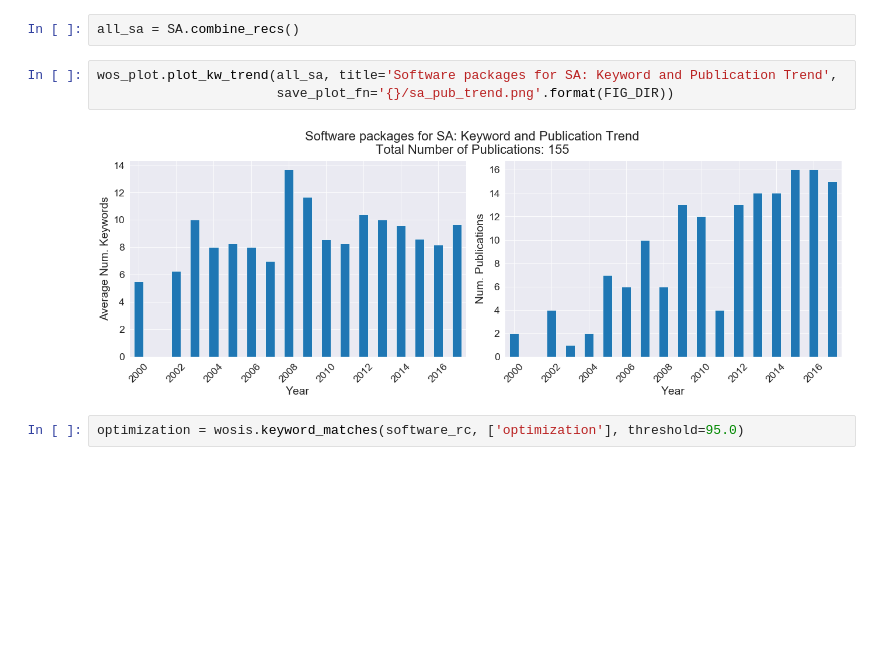
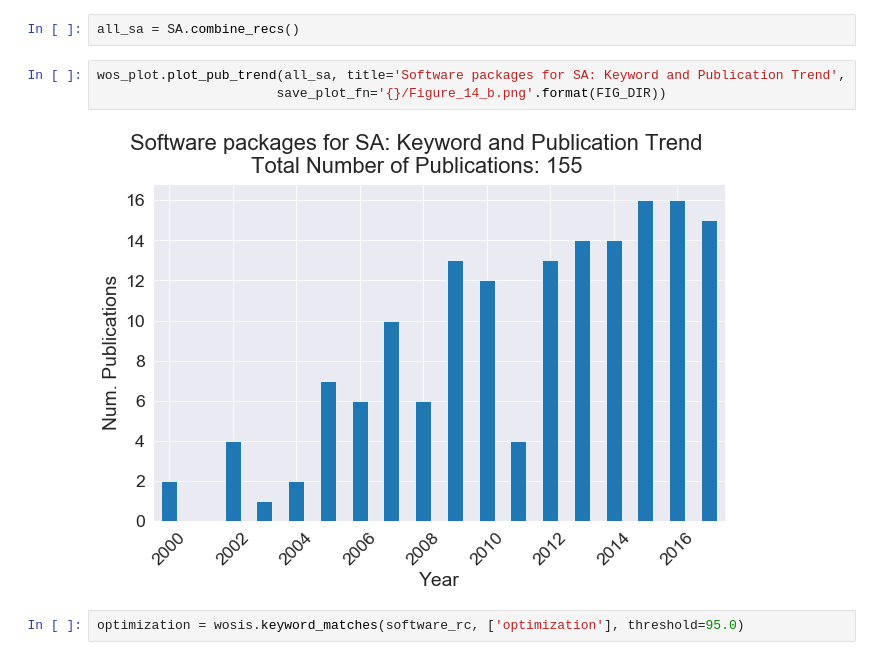
Before and after one commit to frog7/uasa-trends, a Jupyter notebook: notebooks/3e Software packages analysis.ipynb, the cells around one changed output. Drawn from its saved outputs; the diff is of its cells as text; blank space fills up the shorter version.

```diff
--- a/notebooks/3e Software packages analysis.ipynb
+++ b/notebooks/3e Software packages analysis.ipynb
@@ -77,10 +74,10 @@ SA = wosis.keyword_matches(software_rc, ['sensitivity analysis', 'sa'], threshol
 # %%
 all_sa = SA.combine_recs()
 # %%
-wos_plot.plot_kw_trend(all_sa, title='Software packages for SA: Keyword and Publication Trend',
-                       save_plot_fn='{}/sa_pub_trend.png'.format(FIG_DIR))
+wos_plot.plot_pub_trend(all_sa, title='Software packages for SA: Keyword and Publication Trend',
+                       save_plot_fn='{}/Figure_14_b.png'.format(FIG_DIR))
 # %% [output]
-[figure, old version]
+[figure, new version]
 # %%
 optimization = wosis.keyword_matches(software_rc, ['optimization'], threshold=95.0)
 # %%
```
Also changed, not shown: parts of 25 cells of this notebook, 6 other files.
